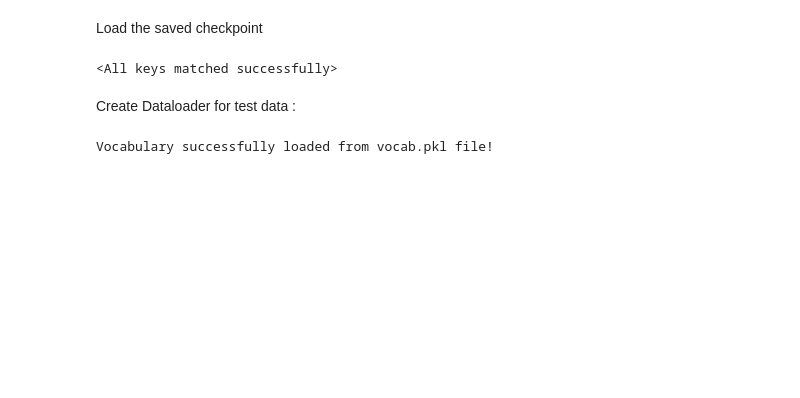
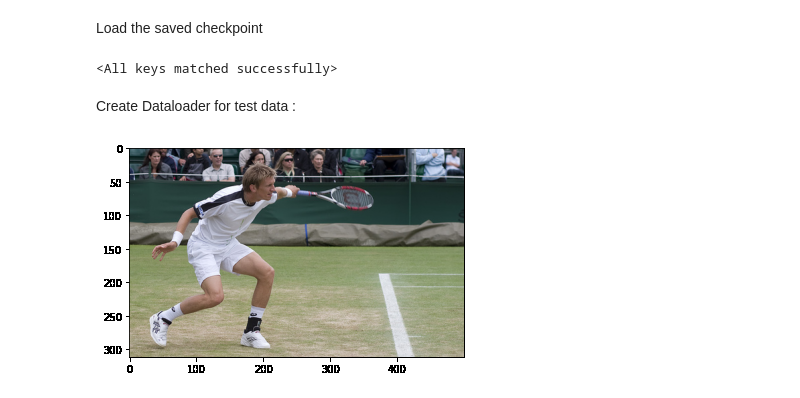
Before and after one commit to eip4-mars/EIP4P2, a Jupyter notebook: Session12/EVA4P2S12_Image_Captioning.ipynb, the cells around one changed output. Cells and saved outputs as stored; diff of their text form; code cells hidden in the pictures; blank space fills up the shorter version.

```diff
--- a/Session12/EVA4P2S12_Image_Captioning.ipynb
+++ b/Session12/EVA4P2S12_Image_Captioning.ipynb
@@ -750,25 +757,23 @@ decoder.load_state_dict( torch.load(   os.path.join( model_save_path , 'decoderd
 # %% [markdown]
 Create Dataloader for test data :
 # %%
-from torchvision import transforms
+
+
 
 # Define a transform to pre-process the training images.
 transform_test = transforms.Compose([
     transforms.Resize(256),                          # smaller edge of image resized to 256
     transforms.RandomCrop(224),                      # get 224x224 crop from random location
     transforms.RandomHorizontalFlip(),               # horizontally flip image with probability=0.5
     transforms.ToTensor(),                           # convert the PIL Image to a tensor
     transforms.Normalize((0.485, 0.456, 0.406),      # normalize image for pre-trained model
                          (0.229, 0.224, 0.225))])
 
-# Obtain the data loader.
-data_loader_test = get_loader(transform=transform_test,
-                         mode='test',
-                         cocoapi_loc = '/content/opt')
-
-data_iter = iter(data_loader_test)
+# # Obtain the data loader.
+image = Image.open('/content/in.jpg').convert('RGB')
+image
 # %% [output]
-Vocabulary successfully loaded from vocab.pkl file!
+[figure, added]
 # %%
 def get_sentences( original_img, all_predictions ):
   sentence = ' '
```
Also changed, not shown: parts of 14 cells of this notebook.
